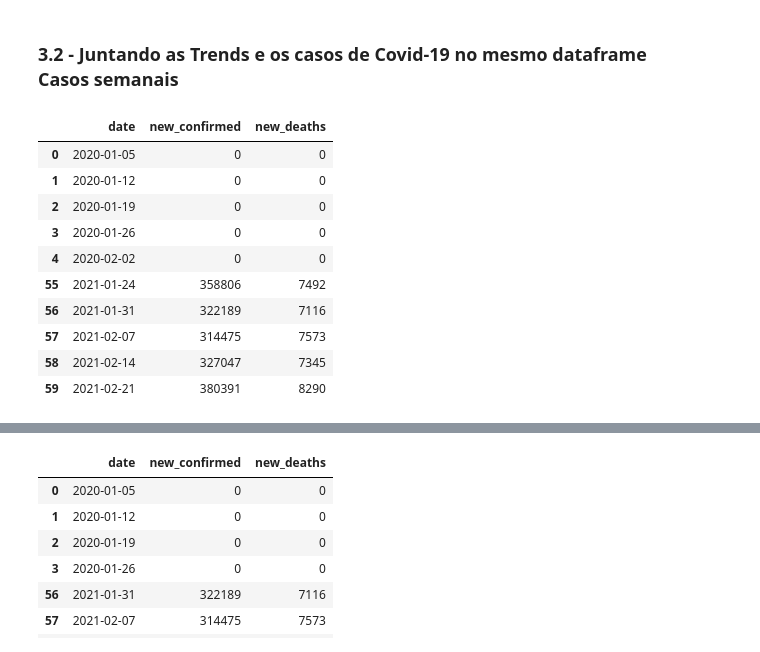
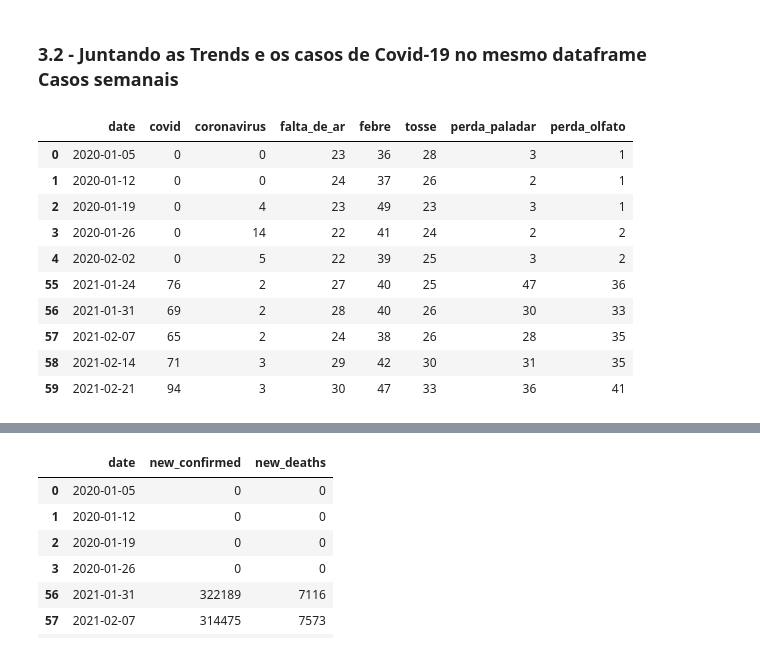
Before and after one commit to Klemersoncastro/google_trends_covid, a Jupyter notebook: 1. Trabalho Google Trends sintomas + casos covid19.ipynb, the cells around one changed output, grey strips where cells are left out. Cells and saved outputs as stored; diff of their text form; code cells hidden in the pictures.

```diff
--- a/1. Trabalho Google Trends sintomas + casos covid19.ipynb
+++ b/1. Trabalho Google Trends sintomas + casos covid19.ipynb
@@ -243,16 +279,16 @@ df_casosDiario_br
 ### **3.2 - Juntando as Trends e os casos de Covid-19 no mesmo dataframe <br> Casos semanais**
 # %%
 # Visualizando os casos de diário do Brasil
-df_covidSemanal_br.iloc[[0,1,2,3,4,-5,-4,-3,-2,-1]]
+df_trendsSemanal_br.iloc[[0,1,2,3,4,-5,-4,-3,-2,-1]]
 # %% [output]
-|  | date | new_confirmed | new_deaths |
-| 0 | 2020-01-05 | 0 | 0 |
-| 1 | 2020-01-12 | 0 | 0 |
-| 2 | 2020-01-19 | 0 | 0 |
-| 3 | 2020-01-26 | 0 | 0 |
-| 4 | 2020-02-02 | 0 | 0 |
-| 55 | 2021-01-24 | 358806 | 7492 |
-| 56 | 2021-01-31 | 322189 | 7116 |
-| 57 | 2021-02-07 | 314475 | 7573 |
-| 58 | 2021-02-14 | 327047 | 7345 |
-| 59 | 2021-02-21 | 380391 | 8290 |
+|  | date | covid | coronavirus | falta_de_ar | febre | tosse | perda_paladar | perda_olfato |
+| 0 | 2020-01-05 | 0 | 0 | 23 | 36 | 28 | 3 | 1 |
+| 1 | 2020-01-12 | 0 | 0 | 24 | 37 | 26 | 2 | 1 |
+| 2 | 2020-01-19 | 0 | 4 | 23 | 49 | 23 | 3 | 1 |
+| 3 | 2020-01-26 | 0 | 14 | 22 | 41 | 24 | 2 | 2 |
+| 4 | 2020-02-02 | 0 | 5 | 22 | 39 | 25 | 3 | 2 |
+| 55 | 2021-01-24 | 76 | 2 | 27 | 40 | 25 | 47 | 36 |
+| 56 | 2021-01-31 | 69 | 2 | 28 | 40 | 26 | 30 | 33 |
+| 57 | 2021-02-07 | 65 | 2 | 24 | 38 | 26 | 28 | 35 |
+| 58 | 2021-02-14 | 71 | 3 | 29 | 42 | 30 | 31 | 35 |
+| 59 | 2021-02-21 | 94 | 3 | 30 | 47 | 33 | 36 | 41 |
```
Also changed, not shown: parts of 27 cells of this notebook.
